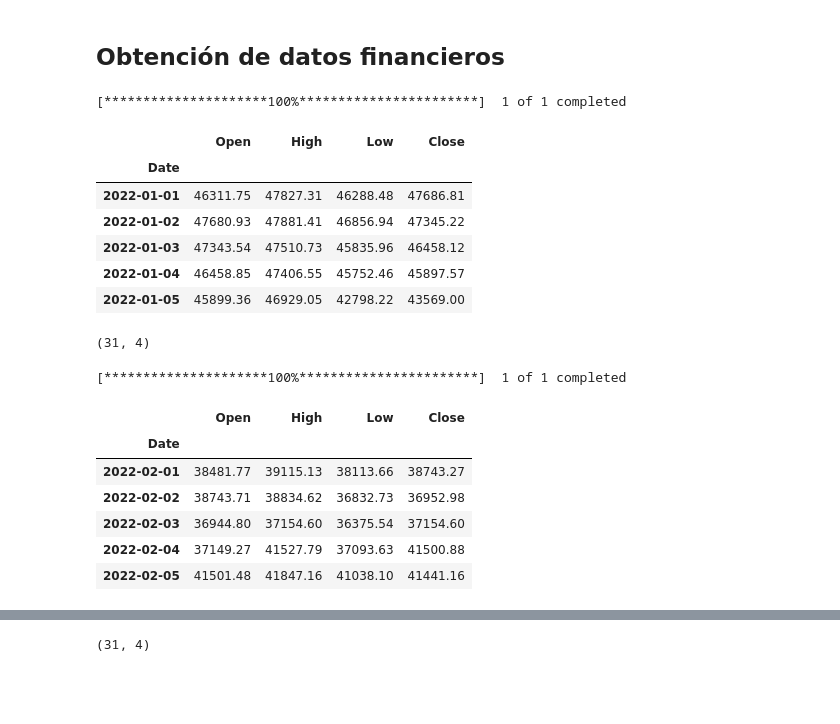
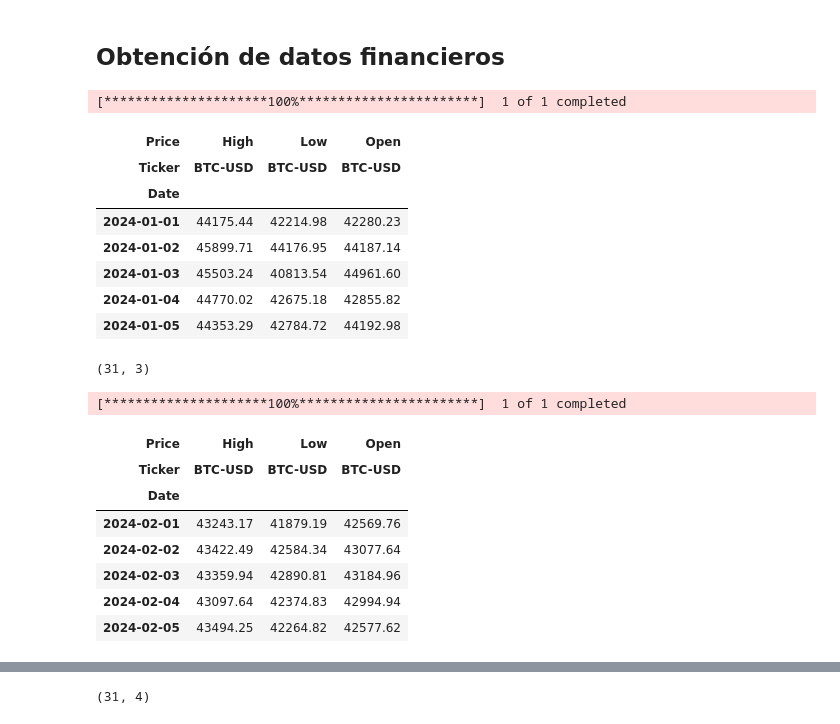
Before and after one commit to Viny2030/UMSA-Analisis_de_datos, a Jupyter notebook: pd_03.ipynb, the cells around one changed output, grey strips where cells are left out. Cells and saved outputs as stored; diff of their text form; code cells hidden in the pictures; blank space fills up the shorter version.

```diff
--- a/pd_03.ipynb
+++ b/pd_03.ipynb
@@ -125,35 +125,38 @@ dict_keys(['Amazon Group', 'Berker S.R.L', 'Campomas S.A.', 'Donadelli S.R.L', '
 # %% [markdown]
 ## **Obtención de datos financieros**
 # %%
-btc_enero = yf.download("BTC-USD", start="2022-01-01", end="2022-02-01").round(2)
-btc_enero.drop(columns=["Volume","Adj Close"], inplace=True)
+btc_enero = yf.download("BTC-USD", start="2024-01-01", end="2024-02-01").round(2)
+# Replace 'Adj Close' with 'Close' in the drop function
+btc_enero.drop(columns=["Volume", "Close"], inplace=True)
 btc_enero.head()
 # %% [output]
 [*********************100%***********************]  1 of 1 completed
-|  | Open | High | Low | Close |
-| Date |  |  |  |  |
-| 2022-01-01 | 46311.75 | 47827.31 | 46288.48 | 47686.81 |
-| 2022-01-02 | 47680.93 | 47881.41 | 46856.94 | 47345.22 |
-| 2022-01-03 | 47343.54 | 47510.73 | 45835.96 | 46458.12 |
-| 2022-01-04 | 46458.85 | 47406.55 | 45752.46 | 45897.57 |
-| 2022-01-05 | 45899.36 | 46929.05 | 42798.22 | 43569.00 |
+| Price | High | Low | Open |
+| Ticker | BTC-USD | BTC-USD | BTC-USD |
+| Date |  |  |  |
+| 2024-01-01 | 44175.44 | 42214.98 | 42280.23 |
+| 2024-01-02 | 45899.71 | 44176.95 | 44187.14 |
+| 2024-01-03 | 45503.24 | 40813.54 | 44961.60 |
+| 2024-01-04 | 44770.02 | 42675.18 | 42855.82 |
+| 2024-01-05 | 44353.29 | 42784.72 | 44192.98 |
 # %%
 btc_enero.shape
 # %% [output]
-(31, 4)
+(31, 3)
 # %%
-btc_febrero = yf.download("BTC-USD", start="2022-02-01", end="2022-03-01").round(2)
-btc_febrero.drop(columns=["Volume","Adj Close"], inplace=True)
+btc_febrero = yf.download("BTC-USD", start="2024-02-01", end="2024-03-01").round(2)
+btc_febrero.drop(columns=["Volume","Close"], inplace=True)
 btc_febrero.head()
 # %% [output]
 [*********************100%***********************]  1 of 1 completed
-|  | Open | High | Low | Close |
-| Date |  |  |  |  |
-| 2022-02-01 | 38481.77 | 39115.13 | 38113.66 | 38743.27 |
-| 2022-02-02 | 38743.71 | 38834.62 | 36832.73 | 36952.98 |
-| 2022-02-03 | 36944.80 | 37154.60 | 36375.54 | 37154.60 |
-| 2022-02-04 | 37149.27 | 41527.79 | 37093.63 | 41500.88 |
-| 2022-02-05 | 41501.48 | 41847.16 | 41038.10 | 41441.16 |
+| Price | High | Low | Open |
+| Ticker | BTC-USD | BTC-USD | BTC-USD |
+| Date |  |  |  |
+| 2024-02-01 | 43243.17 | 41879.19 | 42569.76 |
+| 2024-02-02 | 43422.49 | 42584.34 | 43077.64 |
+| 2024-02-03 | 43359.94 | 42890.81 | 43184.96 |
+| 2024-02-04 | 43097.64 | 42374.83 | 42994.94 |
+| 2024-02-05 | 43494.25 | 42264.82 | 42577.62 |
 # %%
 btc_febrero.shape
 # %% [output]
```
Also changed, not shown: parts of 15 cells of this notebook.
